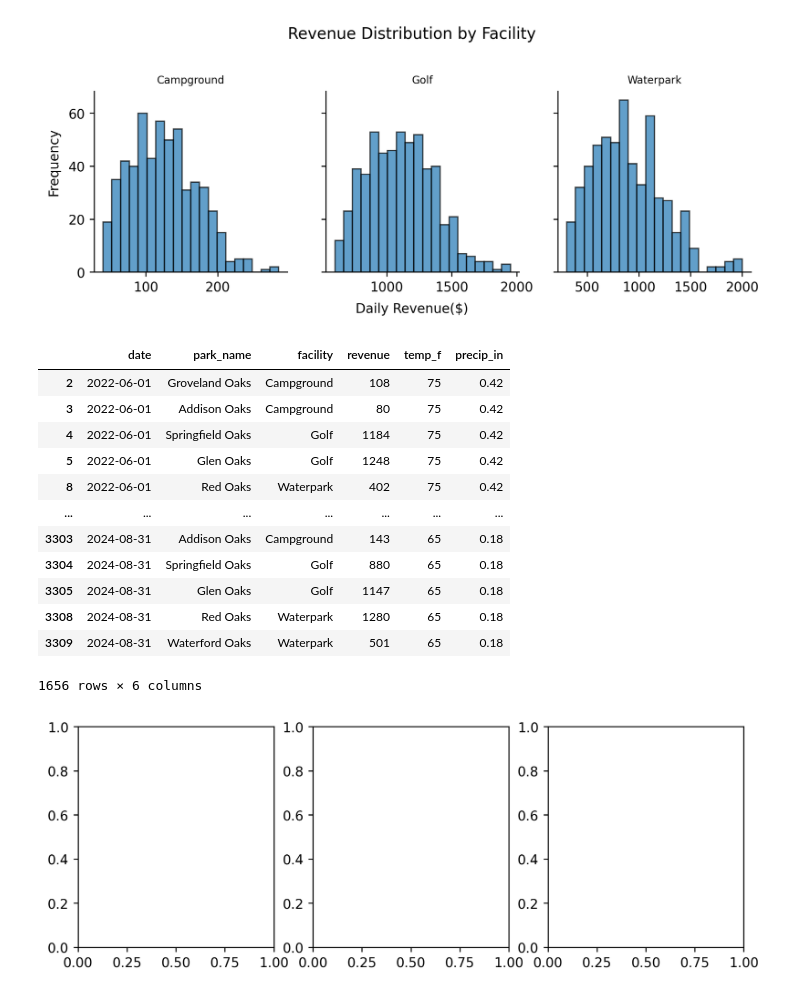
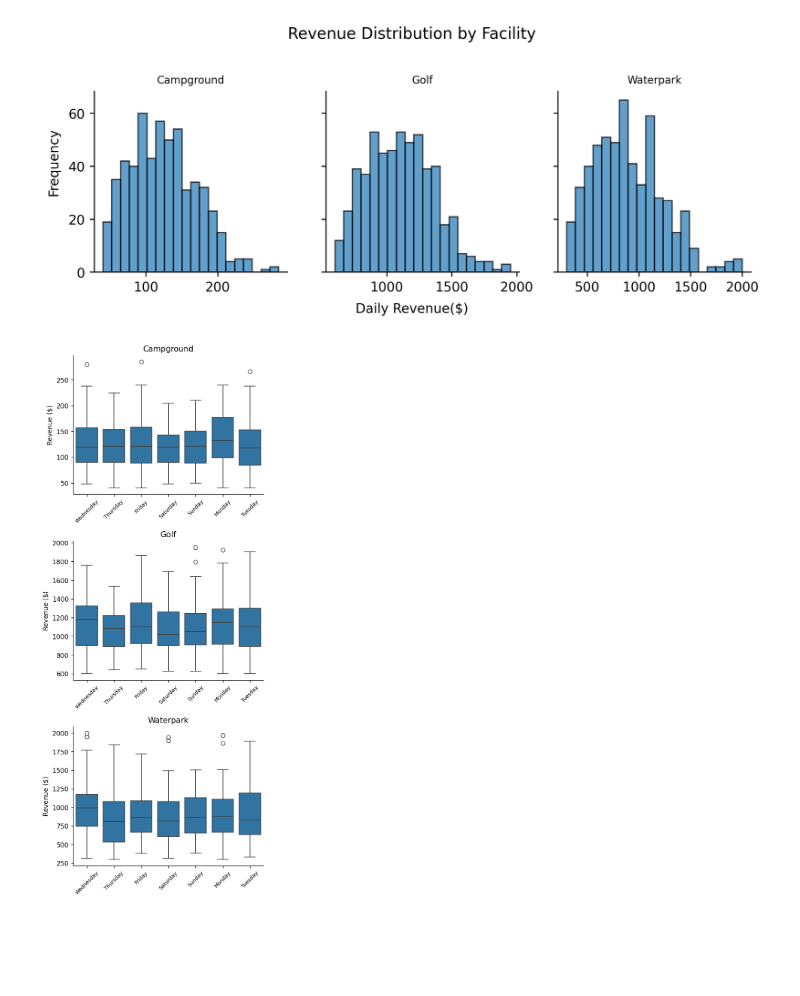
Before and after one commit to tynardone/ocpr-data-viz, a Jupyter notebook: notebooks/2-data-eda.ipynb, the cells around one changed output. Cells and saved outputs as stored; diff of their text form; code cells hidden in the pictures; blank space fills up the shorter version.

```diff
--- a/notebooks/2-data-eda.ipynb
+++ b/notebooks/2-data-eda.ipynb
@@ -75,23 +76,21 @@ fig.subplots_adjust(top=0.75)
 plt.show()
 # %% [output]
 [figure]
-# %%
-fig, axs = plt.subplots(1, 2, figsize=(9, 3), dpi=250)
-
-for month in df.month.unique():
-    a
-# %% [output]
-|  | date | park_name | facility | revenue | temp_f | precip_in |
-| 2 | 2022-06-01 | Groveland Oaks | Campground | 108 | 75 | 0.42 |
-| 3 | 2022-06-01 | Addison Oaks | Campground | 80 | 75 | 0.42 |
-| 4 | 2022-06-01 | Springfield Oaks | Golf | 1184 | 75 | 0.42 |
-| 5 | 2022-06-01 | Glen Oaks | Golf | 1248 | 75 | 0.42 |
-| 8 | 2022-06-01 | Red Oaks | Waterpark | 402 | 75 | 0.42 |
-| ... | ... | ... | ... | ... | ... | ... |
-| 3303 | 2024-08-31 | Addison Oaks | Campground | 143 | 65 | 0.18 |
-| 3304 | 2024-08-31 | Springfield Oaks | Golf | 880 | 65 | 0.18 |
-| 3305 | 2024-08-31 | Glen Oaks | Golf | 1147 | 65 | 0.18 |
-| 3308 | 2024-08-31 | Red Oaks | Waterpark | 1280 | 65 | 0.18 |
-| 3309 | 2024-08-31 | Waterford Oaks | Waterpark | 501 | 65 | 0.18 |
-1656 rows × 6 columns
-[figure, removed]
+# %%
+# Create boxplot for revenue for each day of the week and create a subplot for each facility
+fig, axs = plt.subplots(n_facilities, 1, figsize=(5, 4 * n_facilities), dpi=125)
+for i, facility in enumerate(facilities):
+    ax = axs[i]
+    sns.boxplot(data=df[df['facility'] == facility], x='weekday', y='revenue', ax=ax,)
+    ax.set_title(facility)
+    ax.set_xlabel('')
+    ax.set_ylabel('Revenue ($)')
+    ax.spines['right'].set_visible(False)
+    ax.spines['top'].set_visible(False)
+    ax.tick_params(axis='x', labelsize=8, labelrotation=45)
+    # rotate x-axis labels
+
+fig.tight_layout()
+plt.show()
+# %% [output]
+[figure, added]
```
Also changed, not shown: parts of 1 cell of this notebook, 35 other files.
